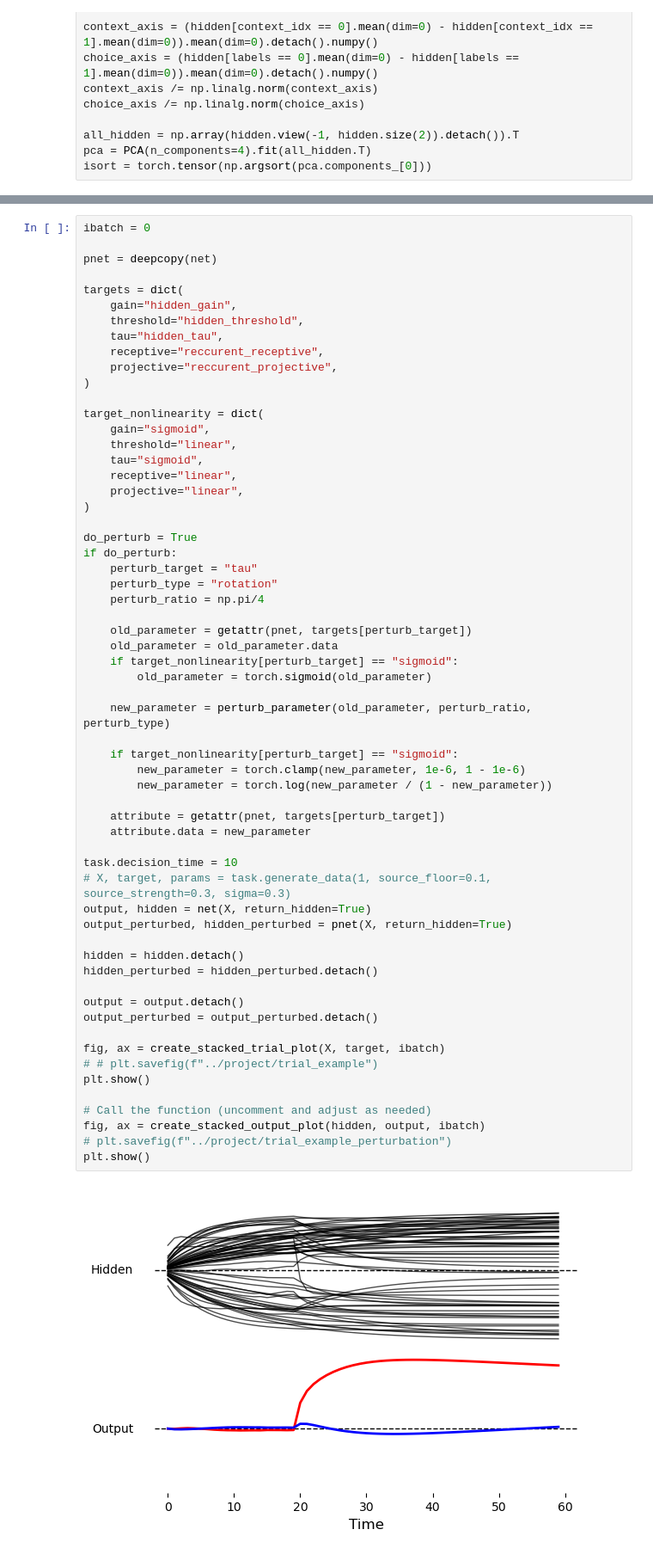
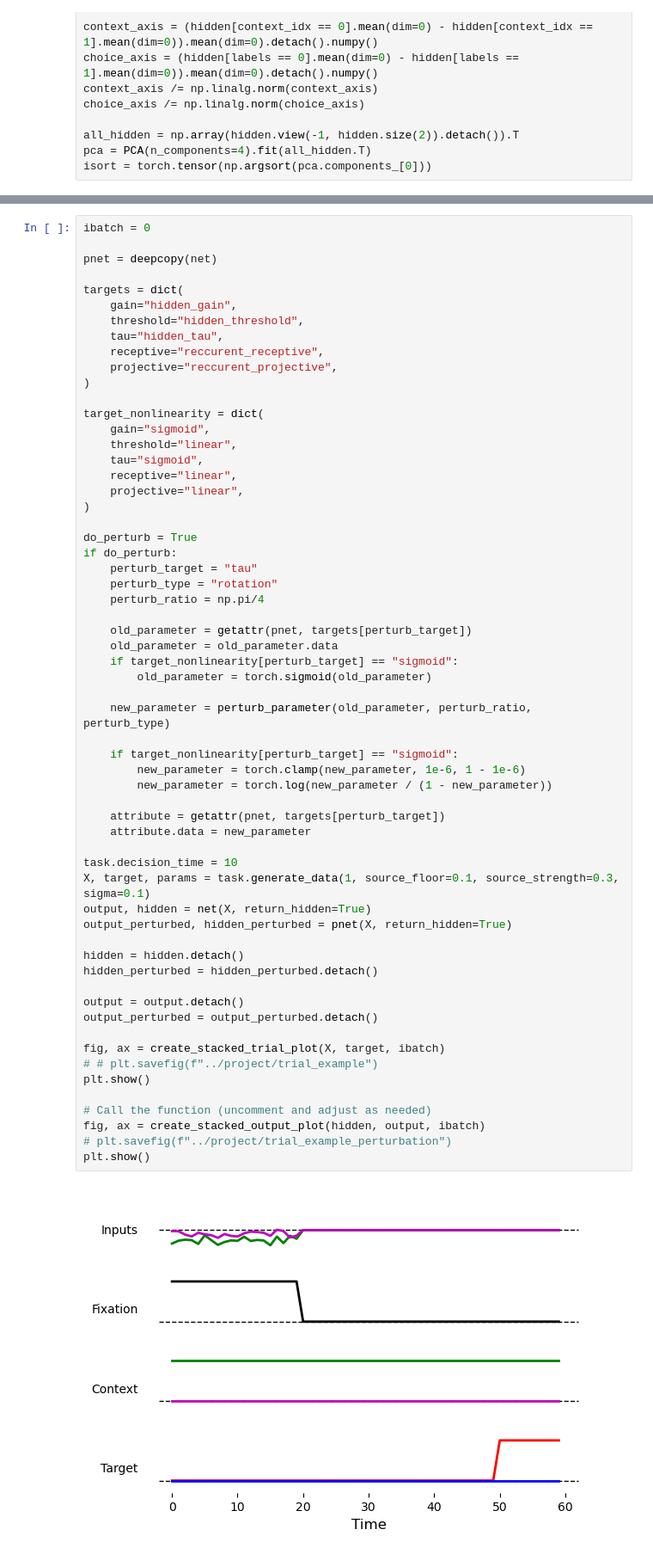
Before and after one commit to landoskape/mcn2024-psets, a Jupyter notebook: intrinsic-excitability/task.ipynb, the cells around one changed output, grey strips where cells are left out. Shown at 86% size. Drawn from its saved outputs; the diff is of its cells as text.

```diff
--- a/intrinsic-excitability/task.ipynb
+++ b/intrinsic-excitability/task.ipynb
@@ -181,32 +247,32 @@ if do_perturb:
         old_parameter = torch.sigmoid(old_parameter)
 
     new_parameter = perturb_parameter(old_parameter, perturb_ratio, perturb_type)
 
     if target_nonlinearity[perturb_target] == "sigmoid":
         new_parameter = torch.clamp(new_parameter, 1e-6, 1 - 1e-6)
         new_parameter = torch.log(new_parameter / (1 - new_parameter))
 
     attribute = getattr(pnet, targets[perturb_target])
     attribute.data = new_parameter
 
 task.decision_time = 10
-# X, target, params = task.generate_data(1, source_floor=0.1, source_strength=0.3, sigma=0.3)
+X, target, params = task.generate_data(1, source_floor=0.1, source_strength=0.3, sigma=0.1)
 output, hidden = net(X, return_hidden=True)
 output_perturbed, hidden_perturbed = pnet(X, return_hidden=True)
 
 hidden = hidden.detach()
 hidden_perturbed = hidden_perturbed.detach()
 
 output = output.detach()
 output_perturbed = output_perturbed.detach()
 
 fig, ax = create_stacked_trial_plot(X, target, ibatch)
 # # plt.savefig(f"../project/trial_example")
 plt.show()
 
 # Call the function (uncomment and adjust as needed)
 fig, ax = create_stacked_output_plot(hidden, output, ibatch)
 # plt.savefig(f"../project/trial_example_perturbation")
 plt.show()
 # %% [output]
-[figure, old version]
+[figure, new version]
```
Also changed, not shown: parts of 7 cells of this notebook, 3 other files.
